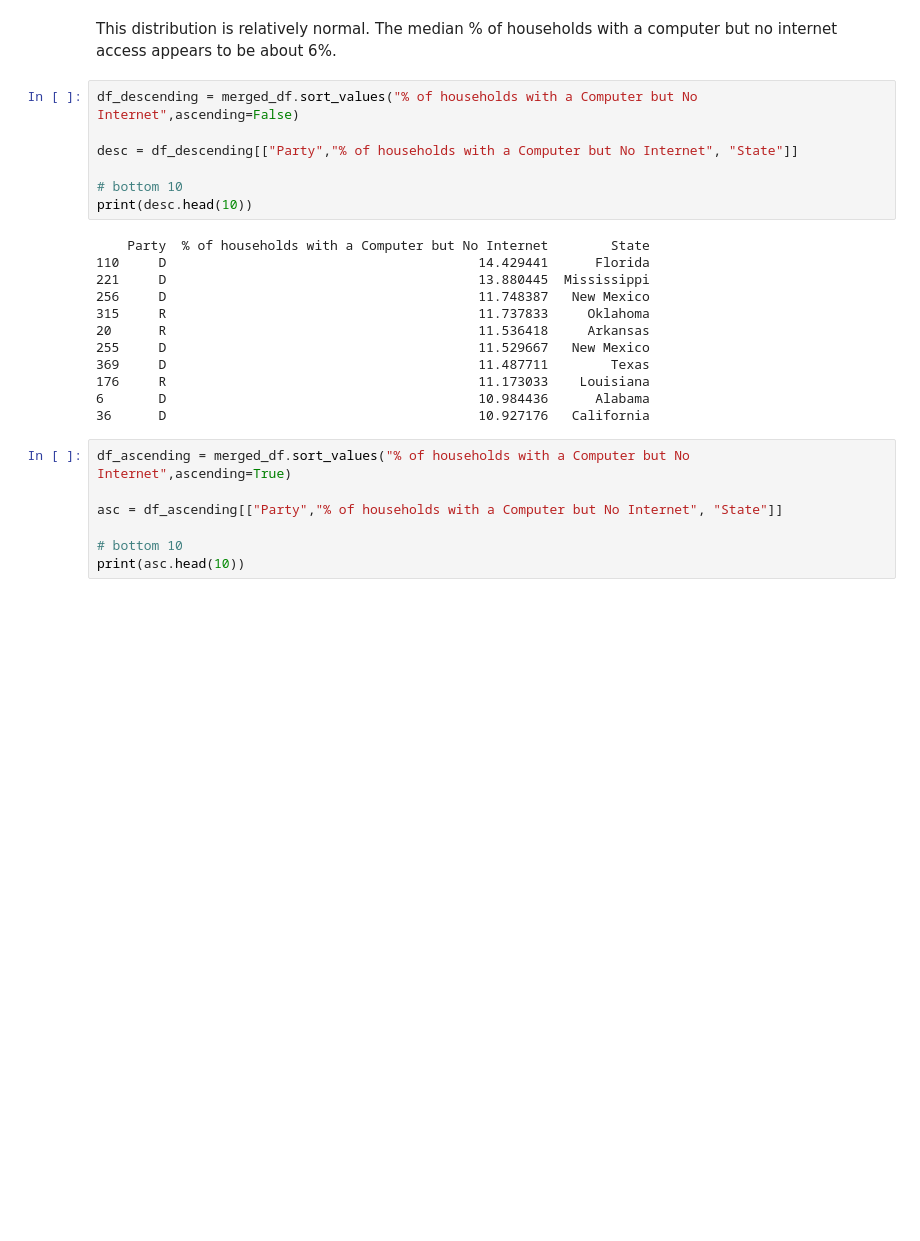
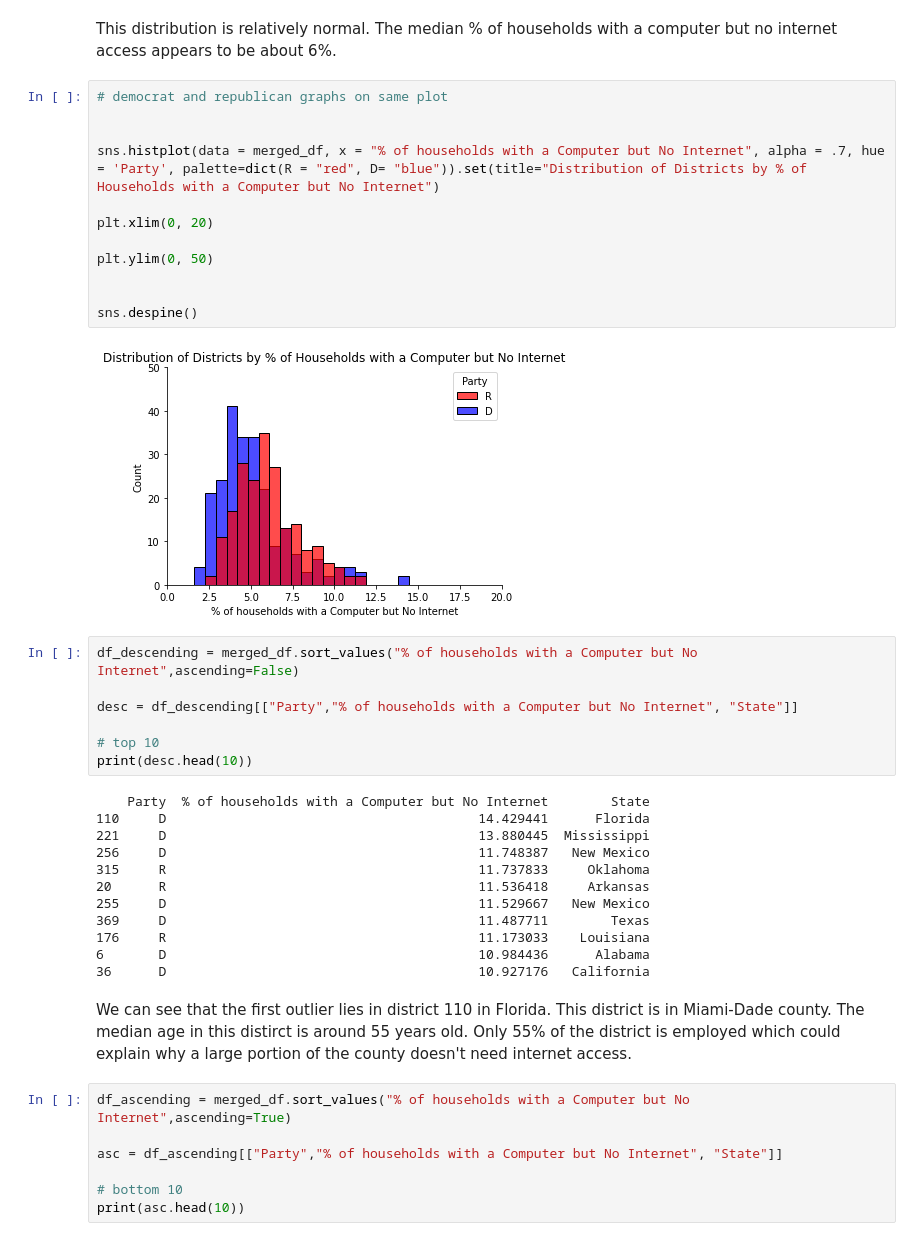
Before and after one commit to jadinsstewart/Congressional-Analytics, a Jupyter notebook: Project_1_Part_b.ipynb, the cells around one changed output. Saved outputs shown, nothing was run; the diff lists cells and outputs as text; blank space fills up the shorter version.

```diff
--- a/Project_1_Part_b.ipynb
+++ b/Project_1_Part_b.ipynb
@@ -228,12 +241,26 @@ sns.despine()
 [figure]
 # %% [markdown]
 This distribution is relatively normal. The median % of households with a computer but no internet access appears to be about 6%.
+# %%
+# democrat and republican graphs on same plot
+
+
+sns.histplot(data = merged_df, x = "% of households with a Computer but No Internet", alpha = .7, hue = 'Party', palette=dict(R = "red", D= "blue")).set(title="Distribution of Districts by % of Households with a Computer but No Internet")
+
+plt.xlim(0, 20)
+
+plt.ylim(0, 50)
+
+
+sns.despine()
+# %% [output]
+[figure, added]
 # %%
 df_descending = merged_df.sort_values("% of households with a Computer but No Internet",ascending=False)
 
 desc = df_descending[["Party","% of households with a Computer but No Internet", "State"]]
 
-# bottom 10
+# top 10
 print(desc.head(10))
 # %% [output]
     Party  % of households with a Computer but No Internet        State
@@ -247,6 +274,8 @@ print(desc.head(10))
 176     R                                        11.173033    Louisiana
 6       D                                        10.984436      Alabama
 36      D                                        10.927176   California
+# %% [markdown]
+We can see that the first outlier lies in district 110 in Florida. This district is in Miami-Dade county. The median age in this distirct is around 55 years old. Only 55% of the district is employed which could explain why a large portion of the county doesn't need internet access.
 # %%
 df_ascending = merged_df.sort_values("% of households with a Computer but No Internet",ascending=True)
 
```
Also changed, not shown: parts of 9 cells of this notebook.
